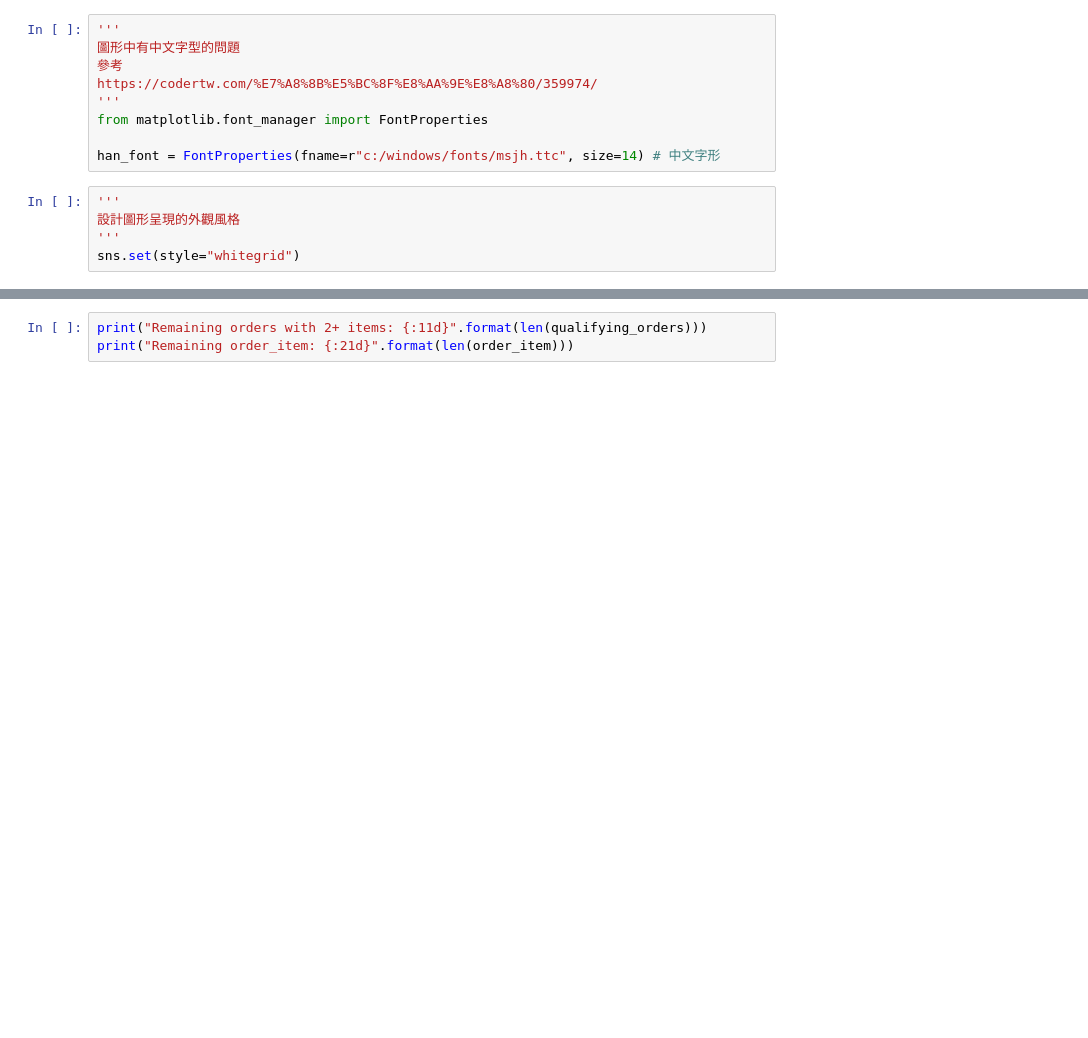
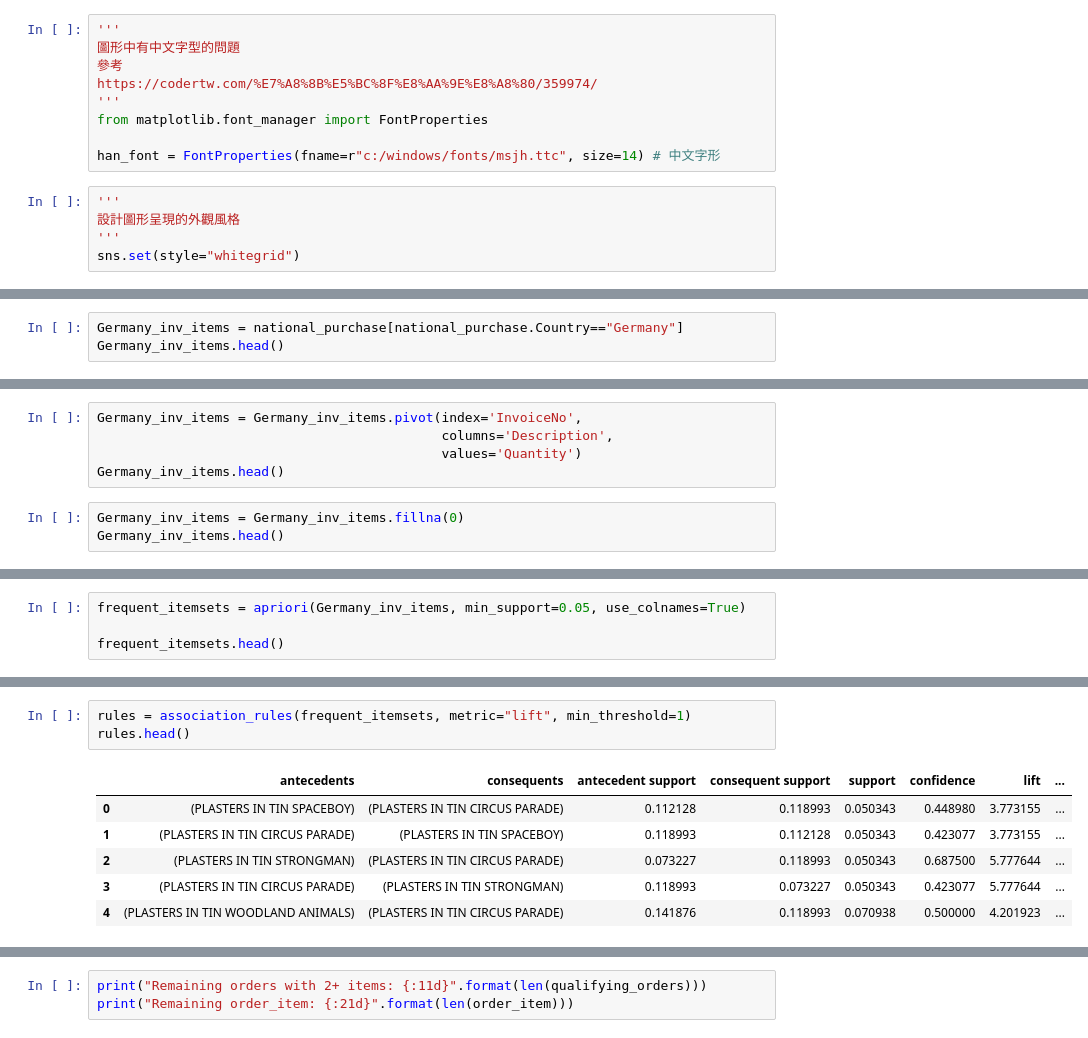
Before and after one commit to sungchien/ecommerce, a Jupyter notebook: 14-market-basket-analysis.ipynb, the cells around one changed output, grey strips where cells are left out. Saved outputs shown, nothing was run; the diff lists cells and outputs as text; blank space fills up the shorter version.

```diff
--- a/14-market-basket-analysis.ipynb
+++ b/14-market-basket-analysis.ipynb
@@ -125,0 +146,3 @@ order_products  = order_products[order_products.index.isin(qualifying_orders)]
+# %%
+Germany_inv_items = national_purchase[national_purchase.Country=="Germany"]
+Germany_inv_items.head()
@@ -125,0 +156,8 @@ order_products  = order_products[order_products.index.isin(qualifying_orders)]
+# %%
+Germany_inv_items = Germany_inv_items.pivot(index='InvoiceNo',
+                                            columns='Description',
+                                            values='Quantity')
+Germany_inv_items.head()
+# %%
+Germany_inv_items = Germany_inv_items.fillna(0)
+Germany_inv_items.head()
@@ -125,0 +173,4 @@ order_products  = order_products[order_products.index.isin(qualifying_orders)]
+# %%
+frequent_itemsets = apriori(Germany_inv_items, min_support=0.05, use_colnames=True)
+
+frequent_itemsets.head()
@@ -125,0 +184,10 @@ order_products  = order_products[order_products.index.isin(qualifying_orders)]
+# %%
+rules = association_rules(frequent_itemsets, metric="lift", min_threshold=1)
+rules.head()
+# %% [output]
+|  | antecedents | consequents | antecedent support | consequent support | support | confidence | lift | ... |
+| 0 | (PLASTERS IN TIN SPACEBOY) | (PLASTERS IN TIN CIRCUS PARADE) | 0.112128 | 0.118993 | 0.050343 | 0.448980 | 3.773155 | ... |
+| 1 | (PLASTERS IN TIN CIRCUS PARADE) | (PLASTERS IN TIN SPACEBOY) | 0.118993 | 0.112128 | 0.050343 | 0.423077 | 3.773155 | ... |
+| 2 | (PLASTERS IN TIN STRONGMAN) | (PLASTERS IN TIN CIRCUS PARADE) | 0.073227 | 0.118993 | 0.050343 | 0.687500 | 5.777644 | ... |
+| 3 | (PLASTERS IN TIN CIRCUS PARADE) | (PLASTERS IN TIN STRONGMAN) | 0.118993 | 0.073227 | 0.050343 | 0.423077 | 5.777644 | ... |
+| 4 | (PLASTERS IN TIN WOODLAND ANIMALS) | (PLASTERS IN TIN CIRCUS PARADE) | 0.141876 | 0.118993 | 0.070938 | 0.500000 | 4.201923 | ... |
```
Also changed, not shown: parts of 68 cells of this notebook, 2 other files.
